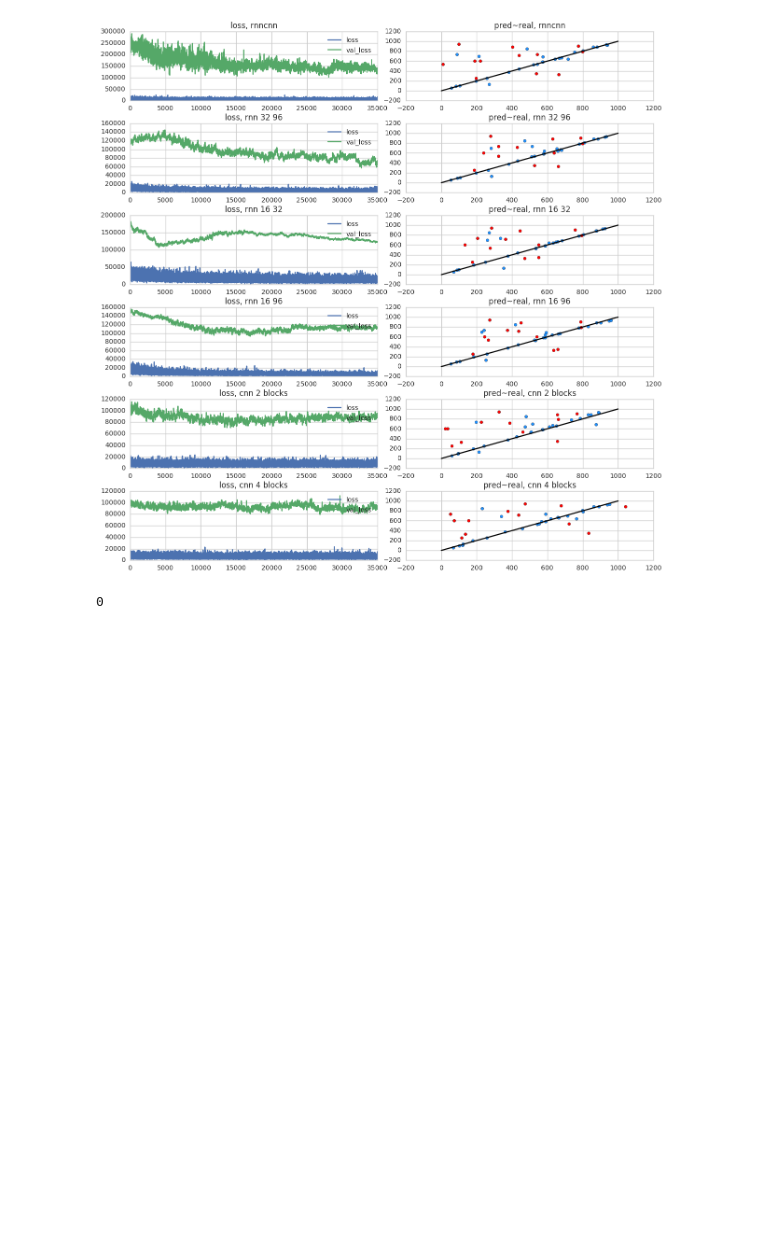
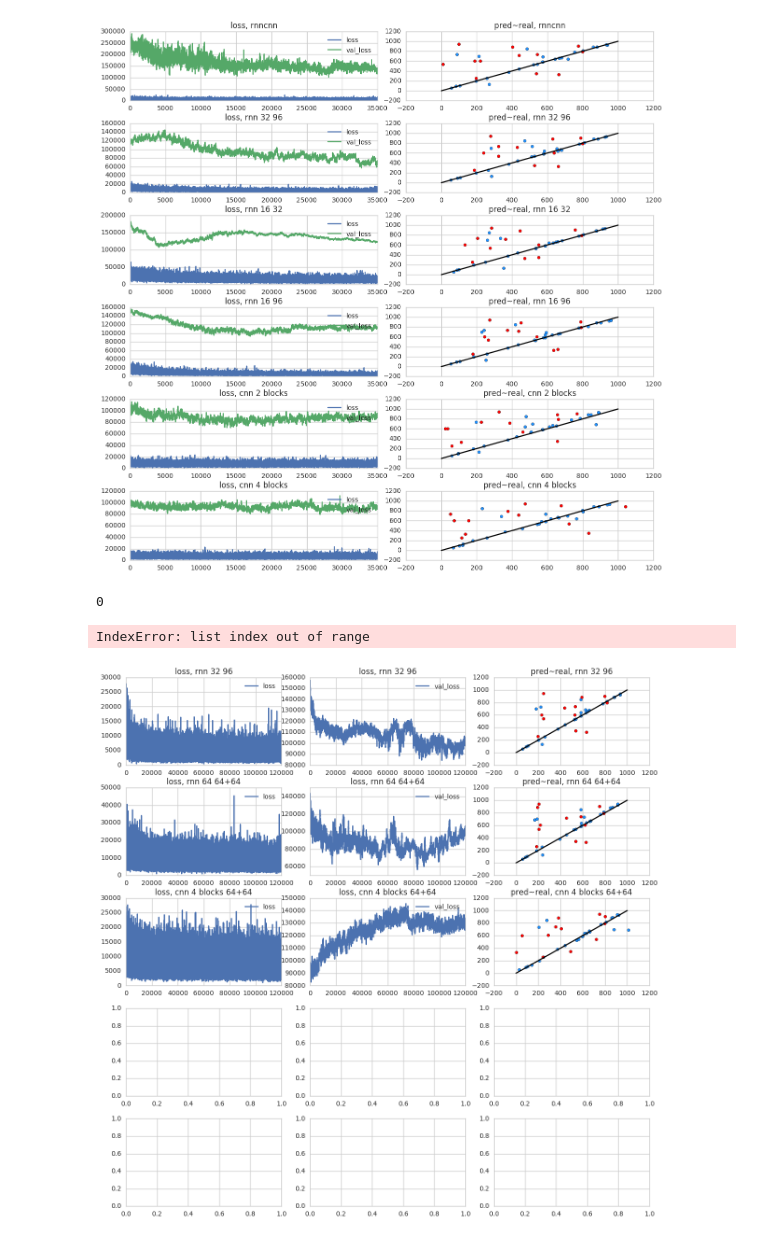
Before and after one commit to imminfo/mhc, a Jupyter notebook: data/mhc.ipynb, the cells around one changed output. Saved outputs shown, nothing was run; the diff lists cells and outputs as text; code cells hidden in the pictures; blank space fills up the shorter version.

```diff
--- a/data/mhc.ipynb
+++ b/data/mhc.ipynb
@@ -545,9 +549,9 @@ def build_cnn4():
         branch = Conv1D(shape[1], 1, kernel_initializer="he_normal")(branch)
         return add([prev_layer, branch])
 
-    pep_in = Input(shape=(9,20))
-    pep_branch = _block(pep_in, (9,20), [64, 128])
-    pep_branch = _block(pep_branch, (9,20), [128, 196])
+    pep_in = Input(shape=(48,20))
+    pep_branch = _block(pep_in, (48,20), [64, 128])
+    pep_branch = _block(pep_branch, (48,20), [128, 196])
 
     pep_branch = Flatten()(pep_branch)
 
@@ -614,30 +618,41 @@ def build_cnn5():
     return
 
 
-models = [build_rnn1(), build_rnn4(), build_cnn3(), build_cnn4(), build_cnn5()]
+# models = [build_rnn1(), build_rnn4(), build_cnn3(), build_cnn4(), build_cnn5()]
+models2 = [build_cnn4(), build_cnn5()]
 # %%
-preds_tra = []
-preds_tst = []
-hists = []
-for i in range(len(models)):
+preds_tra2 = []
+preds_tst2 = []
+hists2 = []
+for i in range(len(models2)):
     print(i)
     step = 5000
-    hist = models[i].fit(X_train, y_train, validation_split=.2, epochs=step*20, verbose=0,
+    hist = models2[i].fit(X_train, y_train, validation_split=.2, epochs=step*25, verbose=0,
                      callbacks=[ReduceLROnPlateau(monitor='val_loss', factor=0.3, patience=5,
                                                   cooldown=1, min_lr=0.0005)])
-    hists.append(hist)
-    preds_tra.append(models[i].predict(X_train))
-    preds_tst.append(models[i].predict(X_test))
+    hists2.append(hist)
+    preds_tra2.append(models2[i].predict(X_train))
+    preds_tst2.append(models2[i].predict(X_test))
 # %% [output]
 0
+# %%
+models = models[:3]
+preds_tra.extend(preds_tra2)
+preds_tst.extend(preds_tst2)
+hists.extend(hists2)
+models.extend(models2)
 # %%
-fig, ax = plt.subplots(ncols=2, nrows=len(models), sharey=True)
+fig, ax = plt.subplots(ncols=3, nrows=len(models))
 fig.set_figwidth(12)
 fig.set_figheight(12)
 
 fig.tight_layout()
 
 titles = ["rnn 32 96", "rnn 64 64+64", "cnn 4 blocks 64+64", "classic resnetcnn 64+64", "cnn grow"]
 for i in range(len(models)):
-    plot_hist(i, ax[i][0], titles[i])
-    plot_pred(i, ax[i][1], titles[i])
+    plot_hist_tra(i, ax[i][0], titles[i])
+    plot_hist_val(i, ax[i][1], titles[i])
+    plot_pred(i, ax[i][2], titles[i])
+# %% [output]
+IndexError: list index out of range
+[figure, added]
```
Also changed, not shown: parts of 2 cells of this notebook, 17 other files.
